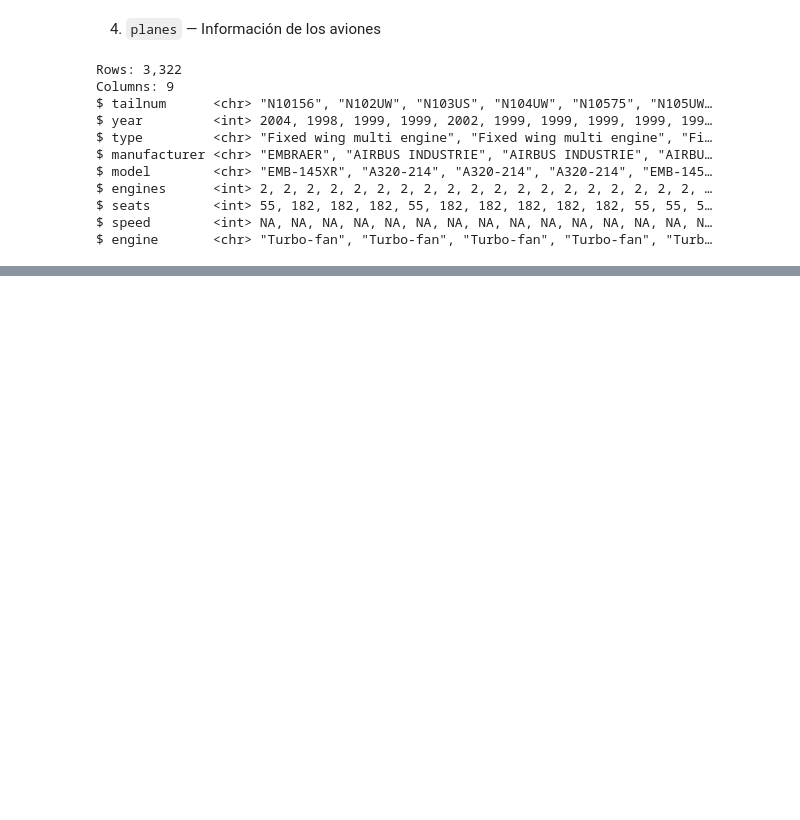
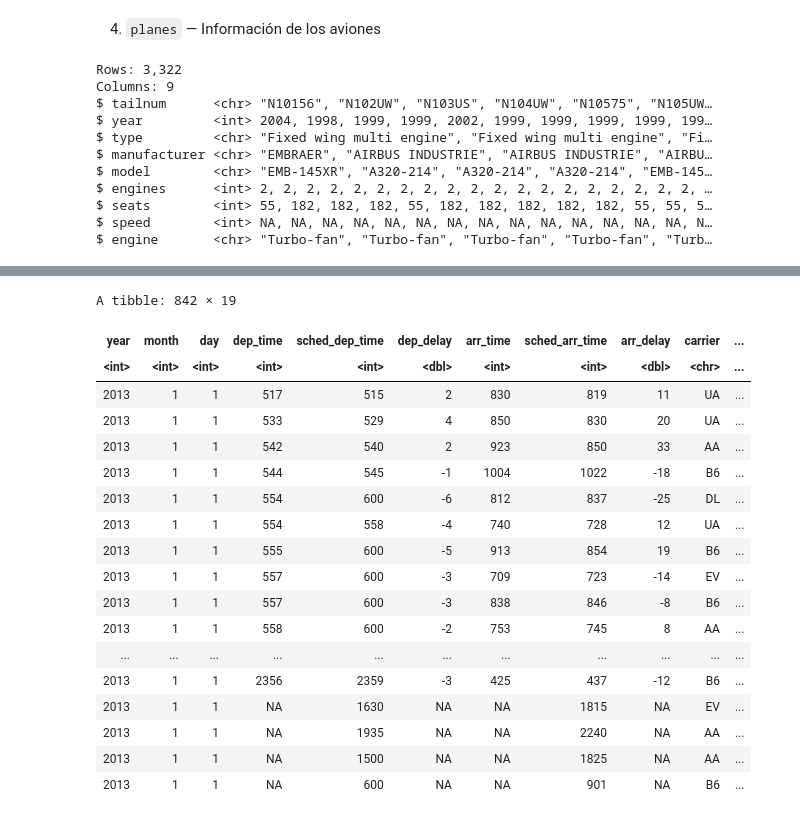
Before and after one commit to ednavivianasegura/ERAP_Curso_R, a Jupyter notebook: ERAP_R_Course.ipynb, the cells around one changed output, grey strips where cells are left out. Drawn from its saved outputs; the diff is of its cells as text; code cells hidden in the pictures; blank space fills up the shorter version.

```diff
--- a/ERAP_R_Course.ipynb
+++ b/ERAP_R_Course.ipynb
@@ -275,0 +414,22 @@ $ engine       <chr> "Turbo-fan", "Turbo-fan", "Turbo-fan", "Turbo-fan", "Turb
+# %%
+filter(flights, month == 1, day == 1)
+# %% [output]
+A tibble: 842 × 19
+| year | month | day | dep_time | sched_dep_time | dep_delay | arr_time | sched_arr_time | arr_delay | carrier | ... |
+| <int> | <int> | <int> | <int> | <int> | <dbl> | <int> | <int> | <dbl> | <chr> | ... |
+| 2013 | 1 | 1 | 517 | 515 | 2 | 830 | 819 | 11 | UA | ... |
+| 2013 | 1 | 1 | 533 | 529 | 4 | 850 | 830 | 20 | UA | ... |
+| 2013 | 1 | 1 | 542 | 540 | 2 | 923 | 850 | 33 | AA | ... |
+| 2013 | 1 | 1 | 544 | 545 | -1 | 1004 | 1022 | -18 | B6 | ... |
+| 2013 | 1 | 1 | 554 | 600 | -6 | 812 | 837 | -25 | DL | ... |
+| 2013 | 1 | 1 | 554 | 558 | -4 | 740 | 728 | 12 | UA | ... |
+| 2013 | 1 | 1 | 555 | 600 | -5 | 913 | 854 | 19 | B6 | ... |
+| 2013 | 1 | 1 | 557 | 600 | -3 | 709 | 723 | -14 | EV | ... |
+| 2013 | 1 | 1 | 557 | 600 | -3 | 838 | 846 | -8 | B6 | ... |
+| 2013 | 1 | 1 | 558 | 600 | -2 | 753 | 745 | 8 | AA | ... |
+| ... | ... | ... | ... | ... | ... | ... | ... | ... | ... | ... |
+| 2013 | 1 | 1 | 2356 | 2359 | -3 | 425 | 437 | -12 | B6 | ... |
+| 2013 | 1 | 1 | NA | 1630 | NA | NA | 1815 | NA | EV | ... |
+| 2013 | 1 | 1 | NA | 1935 | NA | NA | 2240 | NA | AA | ... |
+| 2013 | 1 | 1 | NA | 1500 | NA | NA | 1825 | NA | AA | ... |
+| 2013 | 1 | 1 | NA | 600 | NA | NA | 901 | NA | B6 | ... |
```
Also changed, not shown: parts of 18 cells of this notebook.
